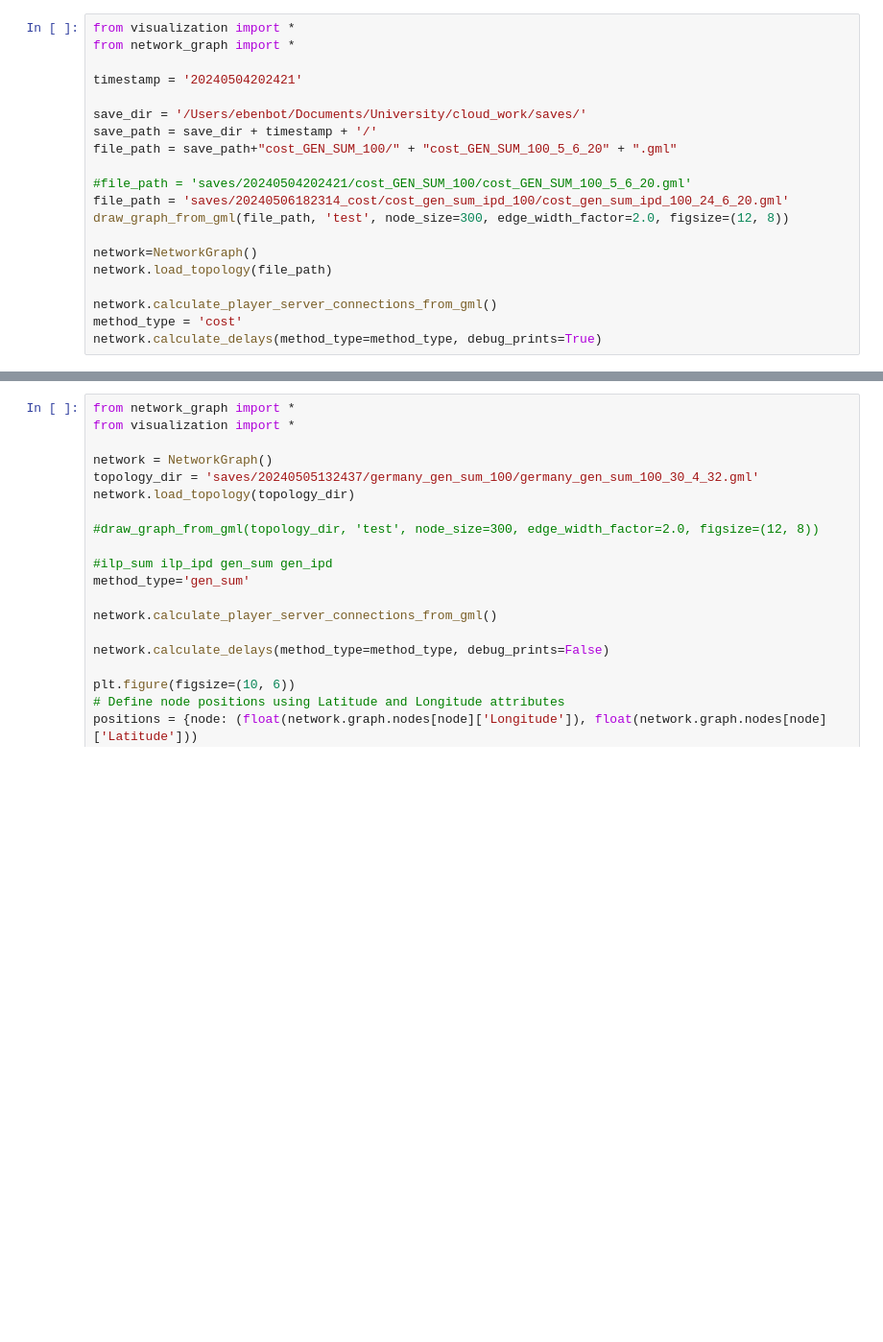
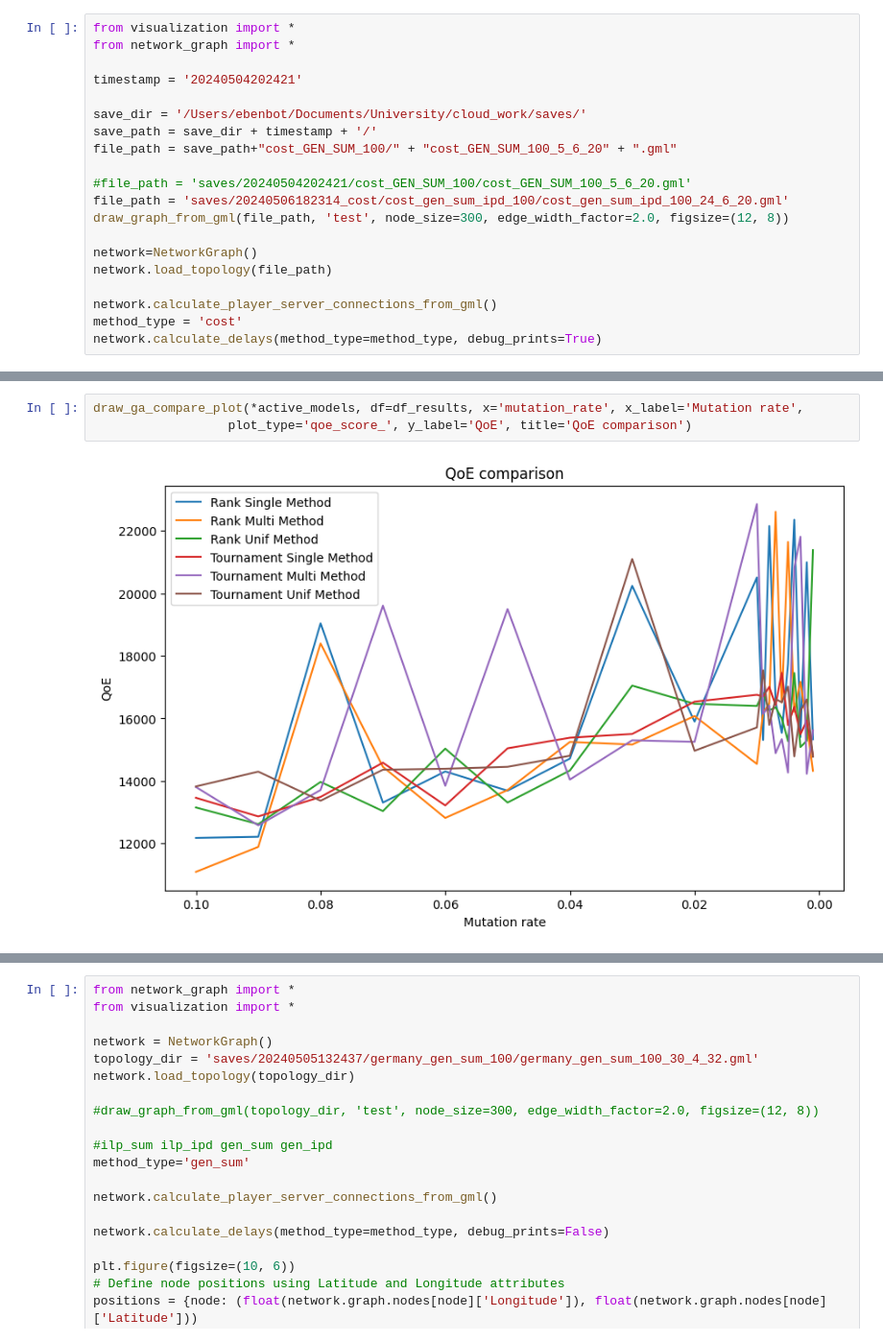
Before and after one commit to savelugi/cloud_work, a Jupyter notebook: testing.ipynb, the cells around one changed output, grey strips where cells are left out. Shown at 96% size. Cells and saved outputs as stored; diff of their text form; blank space fills up the shorter version.

```diff
--- a/testing.ipynb
+++ b/testing.ipynb
@@ -32,0 +43,5 @@ df_results = pd.read_csv(save_dir + csv_file_name, comment='#')
+# %%
+draw_ga_compare_plot(*active_models, df=df_results, x='mutation_rate', x_label='Mutation rate',
+                  plot_type='qoe_score_', y_label='QoE', title='QoE comparison')
+# %% [output]
+[figure, added]
```
Also changed, not shown: parts of 16 cells of this notebook, 3 other files.
